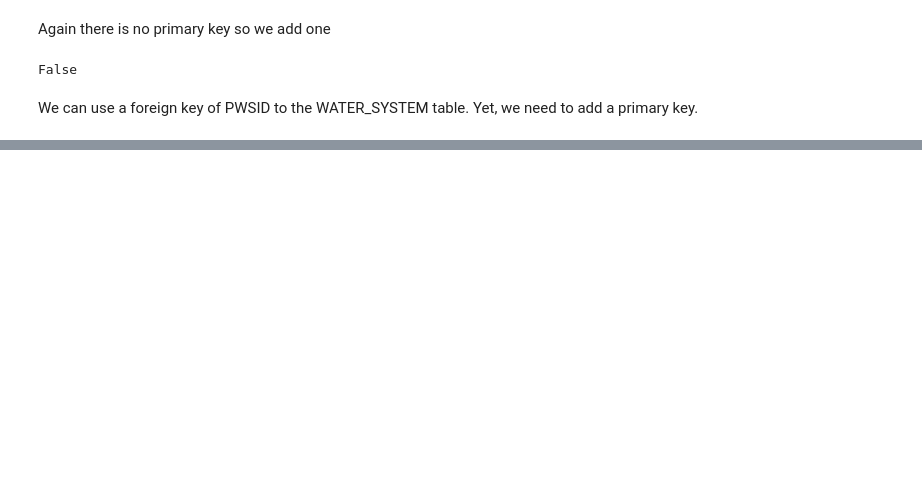
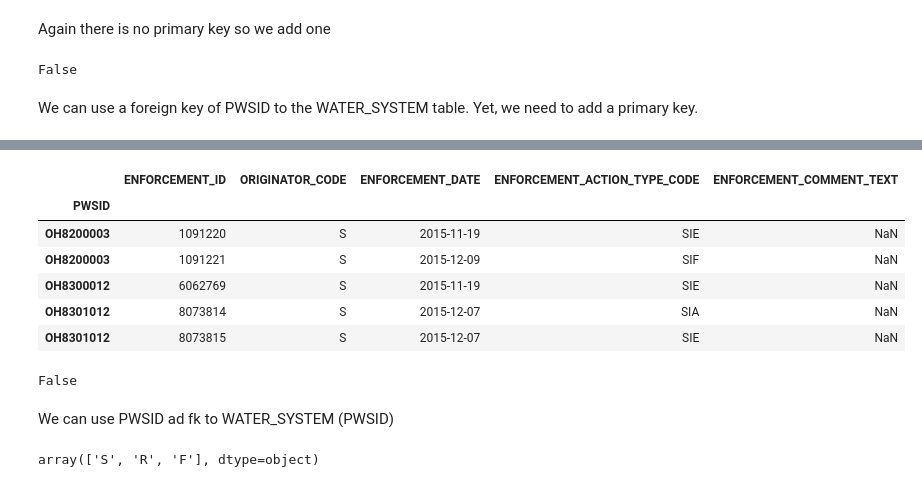
Before and after one commit to codeforboston/safe-water, a Jupyter notebook: csv_pre_processing_for_DB_integration.ipynb, the cells around one changed output, grey strips where cells are left out. Cells and saved outputs as stored; diff of their text form; code cells hidden in the pictures; blank space fills up the shorter version.

```diff
--- a/csv_pre_processing_for_DB_integration.ipynb
+++ b/csv_pre_processing_for_DB_integration.ipynb
@@ -387,0 +437,20 @@ service_area.to_csv(sanitized_service_area_file, sep=",", encoding='utf-8')
+# %%
+enfo.head()
+# %% [output]
+|  | ENFORCEMENT_ID | ORIGINATOR_CODE | ENFORCEMENT_DATE | ENFORCEMENT_ACTION_TYPE_CODE | ENFORCEMENT_COMMENT_TEXT |
+| PWSID |  |  |  |  |  |
+| OH8200003 | 1091220 | S | 2015-11-19 | SIE | NaN |
+| OH8200003 | 1091221 | S | 2015-12-09 | SIF | NaN |
+| OH8300012 | 6062769 | S | 2015-11-19 | SIE | NaN |
+| OH8301012 | 8073814 | S | 2015-12-07 | SIA | NaN |
+| OH8301012 | 8073815 | S | 2015-12-07 | SIE | NaN |
+# %%
+enfo['PWSID'].isnull().values.any()
+# %% [output]
+False
+# %% [markdown]
+We can use PWSID ad fk to WATER_SYSTEM (PWSID)
+# %%
+enfo['ORIGINATOR_CODE'].unique()
+# %% [output]
+array(['S', 'R', 'F'], dtype=object)
```
Also changed, not shown: parts of 18 cells of this notebook, 1 other file.
